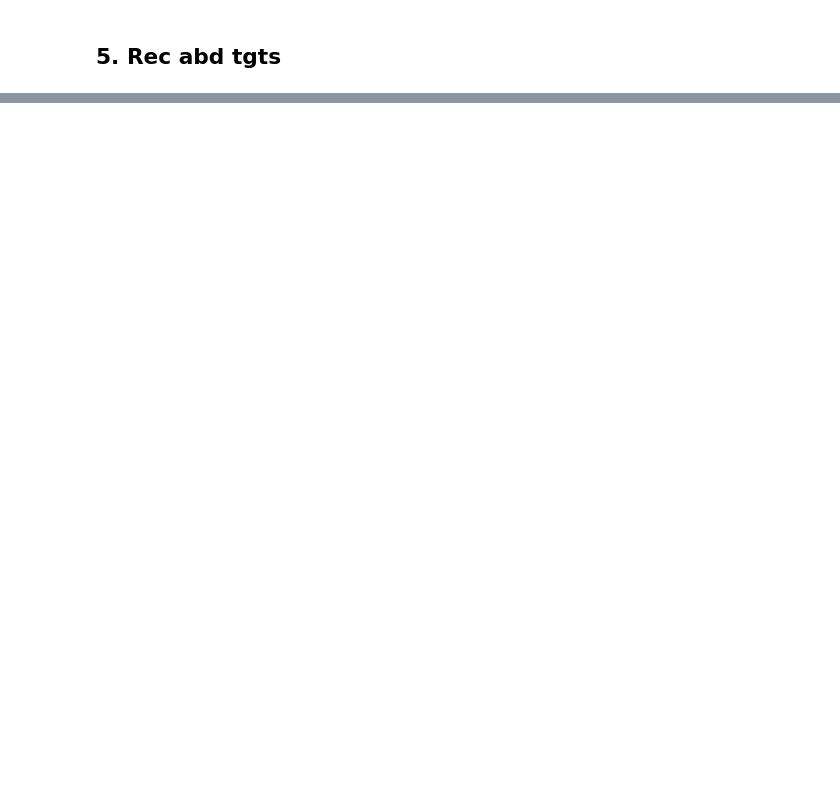
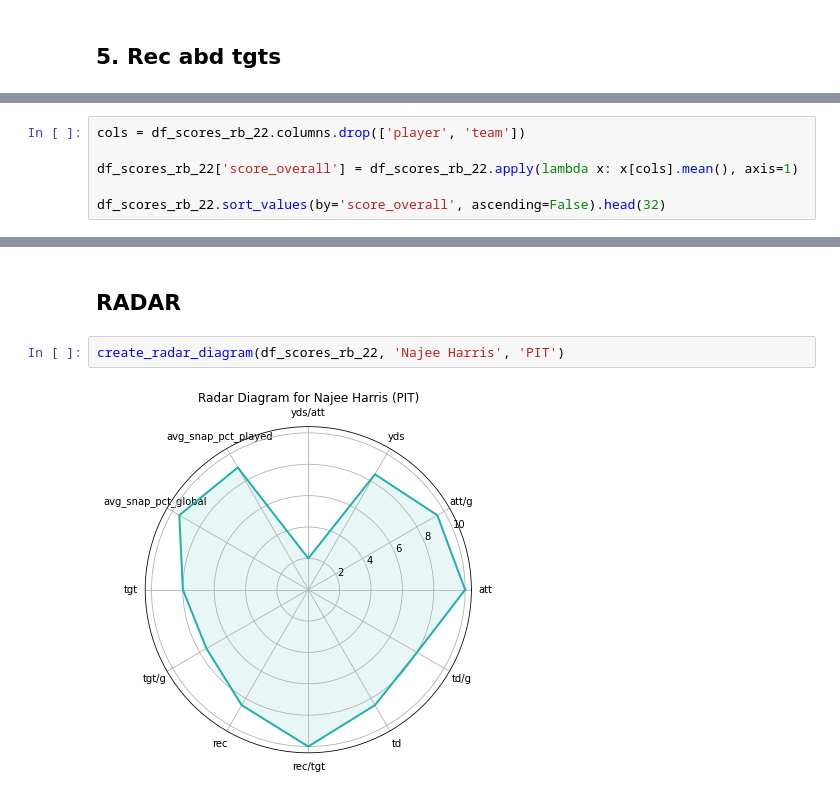
Before and after one commit to kevinmiguel97/Fantasy-Football-, a Jupyter notebook: Notebook.ipynb, the cells around one changed output, grey strips where cells are left out. Saved outputs shown, nothing was run; the diff lists cells and outputs as text; blank space fills up the shorter version.

```diff
--- a/Notebook.ipynb
+++ b/Notebook.ipynb
@@ -663,0 +661,6 @@ create_radar_diagram(df_scores_rb_22, 'Saquon Barkley', 'NYG')
+# %%
+cols = df_scores_rb_22.columns.drop(['player', 'team'])
+
+df_scores_rb_22['score_overall'] = df_scores_rb_22.apply(lambda x: x[cols].mean(), axis=1)
+
+df_scores_rb_22.sort_values(by='score_overall', ascending=False).head(32)
@@ -663,0 +685,6 @@ create_radar_diagram(df_scores_rb_22, 'Saquon Barkley', 'NYG')
+# %% [markdown]
+## RADAR
+# %%
+create_radar_diagram(df_scores_rb_22, 'Najee Harris', 'PIT')
+# %% [output]
+[figure, added]
```
Also changed, not shown: parts of 13 cells of this notebook.
